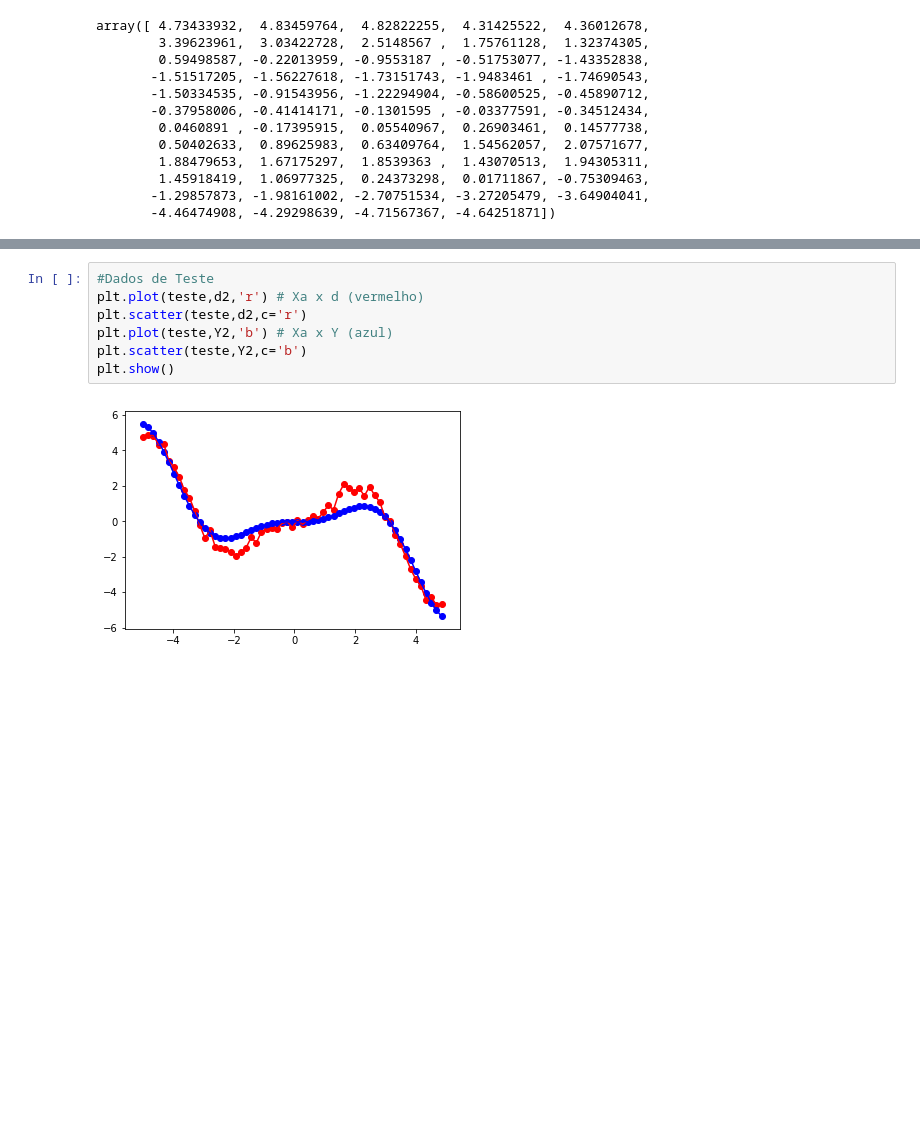
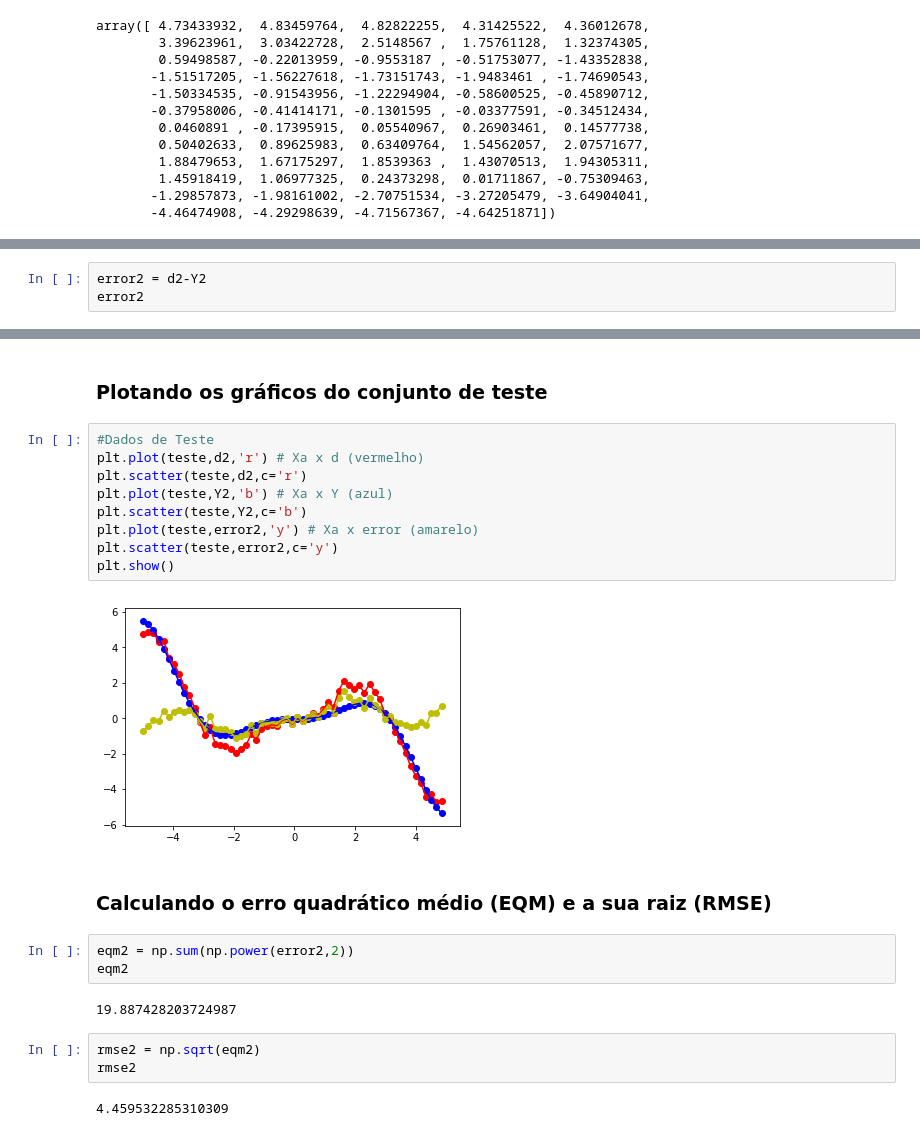
Before and after one commit to cleversonahum/UFPA-RedesNeurais, a Jupyter notebook: Problema - Sugestão de Parametrização.ipynb, the cells around one changed output, grey strips where cells are left out. Saved outputs shown, nothing was run; the diff lists cells and outputs as text; blank space fills up the shorter version.

Commit message:
passos, diferença entre gráficos e cálculos de erros adicionados Fixes #1 #2 #3

```diff
--- a/Problema - Sugestão de Parametrização.ipynb
+++ b/Problema - Sugestão de Parametrização.ipynb
@@ -148,0 +177,3 @@ array([ 4.73433932,  4.83459764,  4.82822255,  4.31425522,  4.36012678,
+# %%
+error2 = d2-Y2
+error2
@@ -149,9 +193,25 @@ array([ 4.73433932,  4.83459764,  4.82822255,  4.31425522,  4.36012678,
+# %% [markdown]
+### Plotando os gráficos do conjunto de teste
 # %%
 #Dados de Teste
 plt.plot(teste,d2,'r') # Xa x d (vermelho)
 plt.scatter(teste,d2,c='r')
 plt.plot(teste,Y2,'b') # Xa x Y (azul)
 plt.scatter(teste,Y2,c='b')
+plt.plot(teste,error2,'y') # Xa x error (amarelo)
+plt.scatter(teste,error2,c='y')
 plt.show()
 # %% [output]
-[figure, old version]
+[figure, new version]
+# %% [markdown]
+### Calculando o erro quadrático médio (EQM) e a sua raiz (RMSE)
+# %%
+eqm2 = np.sum(np.power(error2,2))
+eqm2
+# %% [output]
+19.887428203724987
+# %%
+rmse2 = np.sqrt(eqm2)
+rmse2
+# %% [output]
+4.459532285310309
```
Also changed, not shown: parts of 16 cells of this notebook.
